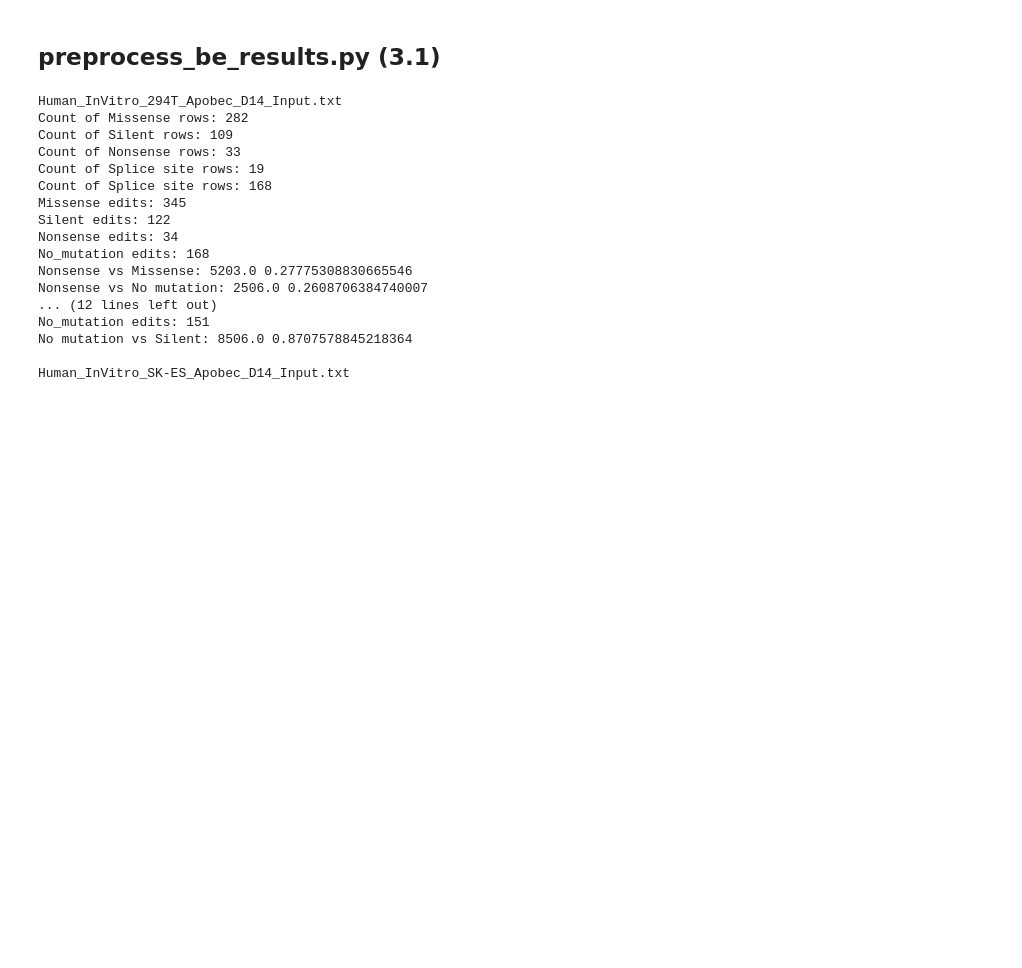
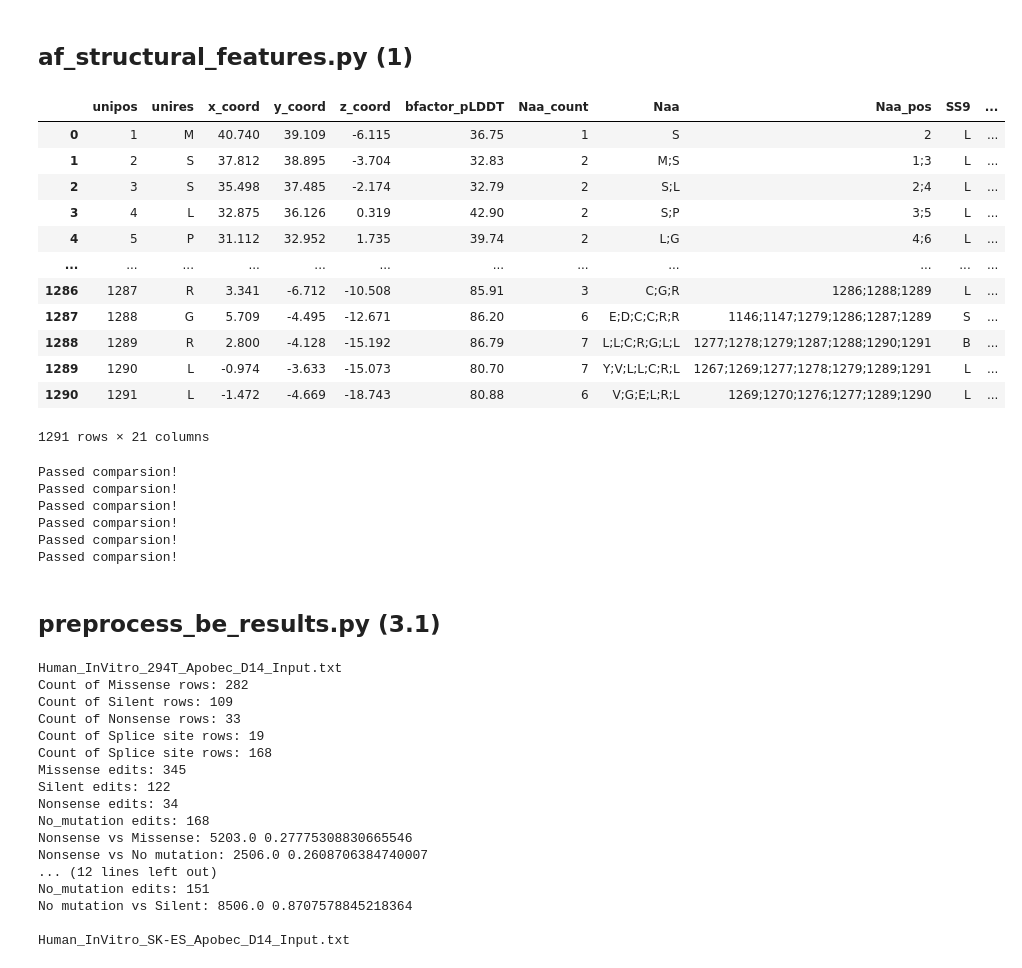
Before and after one commit to broadinstitute/BEClust3D, a Jupyter notebook: beclust3d/dev_testing.ipynb, the cells around one changed output. Saved outputs shown, nothing was run; the diff lists cells and outputs as text; code cells hidden in the pictures; blank space fills up the shorter version.

```diff
--- a/beclust3d/dev_testing.ipynb
+++ b/beclust3d/dev_testing.ipynb
@@ -16,0 +18,2 @@ input_uniprot = 'Q15047'
+# %% [markdown]
+## af_structural_features.py (1)
@@ -17,3 +26,46 @@ input_uniprot = 'Q15047'
+# %%
+af_structural_features(
+    workdir=workdir,
+    input_gene=input_gene,
+    input_uniprot=input_uniprot,
+    structureid=structureid
+    )
+# %% [output]
+|  | unipos | unires | x_coord | y_coord | z_coord | bfactor_pLDDT | Naa_count | Naa | Naa_pos | SS9 | ... |
+| 0 | 1 | M | 40.740 | 39.109 | -6.115 | 36.75 | 1 | S | 2 | L | ... |
+| 1 | 2 | S | 37.812 | 38.895 | -3.704 | 32.83 | 2 | M;S | 1;3 | L | ... |
+| 2 | 3 | S | 35.498 | 37.485 | -2.174 | 32.79 | 2 | S;L | 2;4 | L | ... |
+| 3 | 4 | L | 32.875 | 36.126 | 0.319 | 42.90 | 2 | S;P | 3;5 | L | ... |
+| 4 | 5 | P | 31.112 | 32.952 | 1.735 | 39.74 | 2 | L;G | 4;6 | L | ... |
+| ... | ... | ... | ... | ... | ... | ... | ... | ... | ... | ... | ... |
+| 1286 | 1287 | R | 3.341 | -6.712 | -10.508 | 85.91 | 3 | C;G;R | 1286;1288;1289 | L | ... |
+| 1287 | 1288 | G | 5.709 | -4.495 | -12.671 | 86.20 | 6 | E;D;C;C;R;R | 1146;1147;1279;1286;1287;1289 | S | ... |
+| 1288 | 1289 | R | 2.800 | -4.128 | -15.192 | 86.79 | 7 | L;L;C;R;G;L;L | 1277;1278;1279;1287;1288;1290;1291 | B | ... |
+| 1289 | 1290 | L | -0.974 | -3.633 | -15.073 | 80.70 | 7 | Y;V;L;L;C;R;L | 1267;1269;1277;1278;1279;1289;1291 | L | ... |
+| 1290 | 1291 | L | -1.472 | -4.669 | -18.743 | 80.88 | 6 | V;G;E;L;R;L | 1269;1270;1276;1277;1289;1290 | L | ... |
+1291 rows × 21 columns
+# %%
+path1 = '../tests/SETDB1/SETDB1/AF_Q15047.pdb',                           '../tests/SETDB1/SETDB1/AF_Q15047.pdb'
+path2 = '../tests/SETDB1/AF-Q15047-F1-model_v4_coord_struc_features.tsv', '../tests/SETDB1/SETDB1/AF-Q15047-F1-model_v4_coord_struc_features.tsv'
+path3 = '../tests/SETDB1/AF-Q15047-F1-model_v4_dssp_parsed.tsv',          '../tests/SETDB1/SETDB1/AF-Q15047-F1-model_v4_dssp_parsed.tsv'
+path4 = '../tests/SETDB1/AF-Q15047-F1-model_v4_processed.pdb',            '../tests/SETDB1/SETDB1/AF-Q15047-F1-model_v4_processed.pdb'
+path5 = '../tests/SETDB1/Q15047 (1).fasta',                               '../tests/SETDB1/Q15047.fasta'
+path6 = '../tests/SETDB1/SETDB1_Q15047.tsv',                              '../tests/SETDB1/SETDB1/SETDB1_Q15047.tsv'
+paths = [path1, path2, path3, path4, path5, path6]
+
+for path in paths:
+    if os.path.exists(path[0]) and os.path.exists(path[1]):
+        if not filecmp.cmp(path[0], path[1]):
+            print(path[0], path[1])
+        else:
+            print('Passed comparsion!')
+# %% [output]
+Passed comparsion!
+Passed comparsion!
+Passed comparsion!
+Passed comparsion!
+Passed comparsion!
+Passed comparsion!
 # %% [markdown]
 ## preprocess_be_results.py (3.1)
 # %%
```
Also changed, not shown: parts of 13 cells of this notebook, 1 other file.
